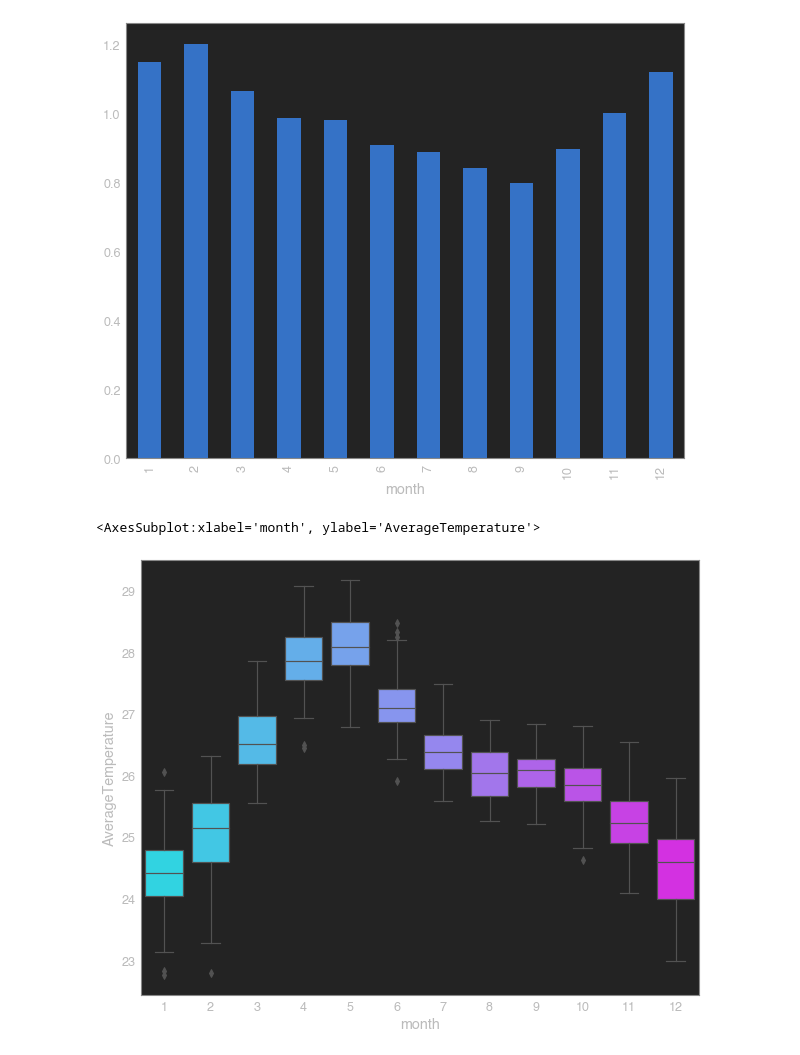
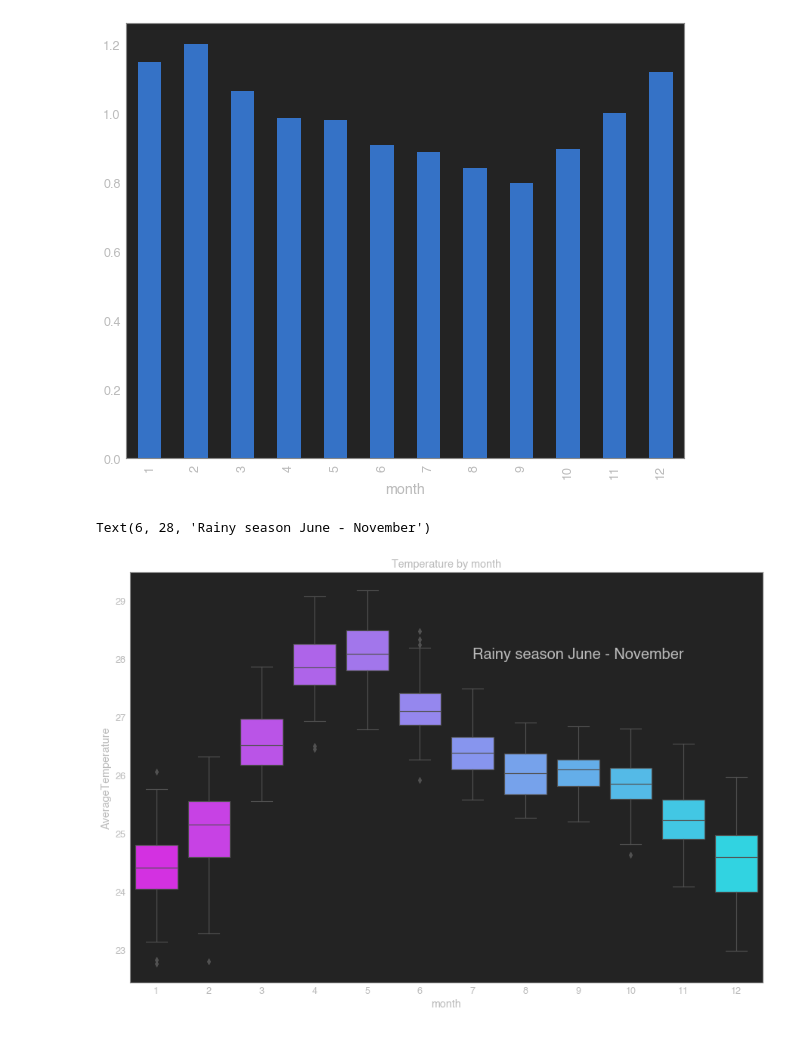
Before and after one commit to Ken-Alviola/climate_time_series_exercise, a Jupyter notebook: explore_manila.ipynb, the cells around one changed output. Drawn from its saved outputs; the diff is of its cells as text; code cells hidden in the pictures.

```diff
--- a/explore_manila.ipynb
+++ b/explore_manila.ipynb
@@ -213,8 +213,11 @@ train.groupby('month').AverageTemperatureUncertainty.mean().plot.bar()
 # %% [output]
 <AxesSubplot:xlabel='month'>
 [figure]
-# %%
-sns.boxplot(data = train, x='month', y='AverageTemperature', palette='cool')
-# %% [output]
-<AxesSubplot:xlabel='month', ylabel='AverageTemperature'>
-[figure, removed]
+# %%
+plt.figure(figsize=(15,10))
+sns.boxplot(data = train, x='month', y='AverageTemperature', palette='cool_r')
+plt.title('Temperature by month')
+plt.annotate('Rainy season June - November', (6,28),fontsize=20)
+# %% [output]
+Text(6, 28, 'Rainy season June - November')
+[figure, added]
```
Also changed, not shown: parts of 57 cells of this notebook, 2 other files.
